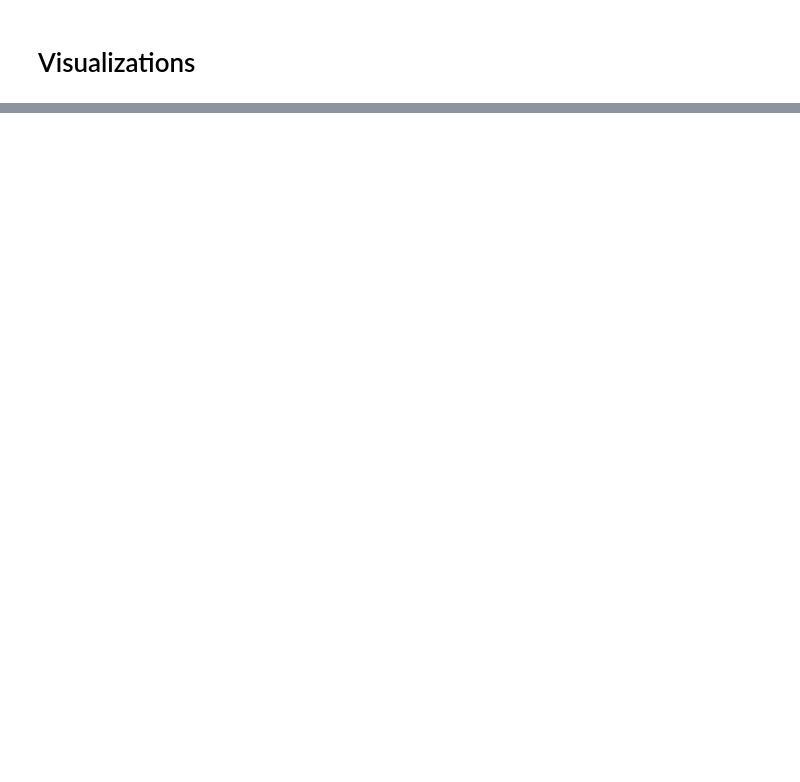
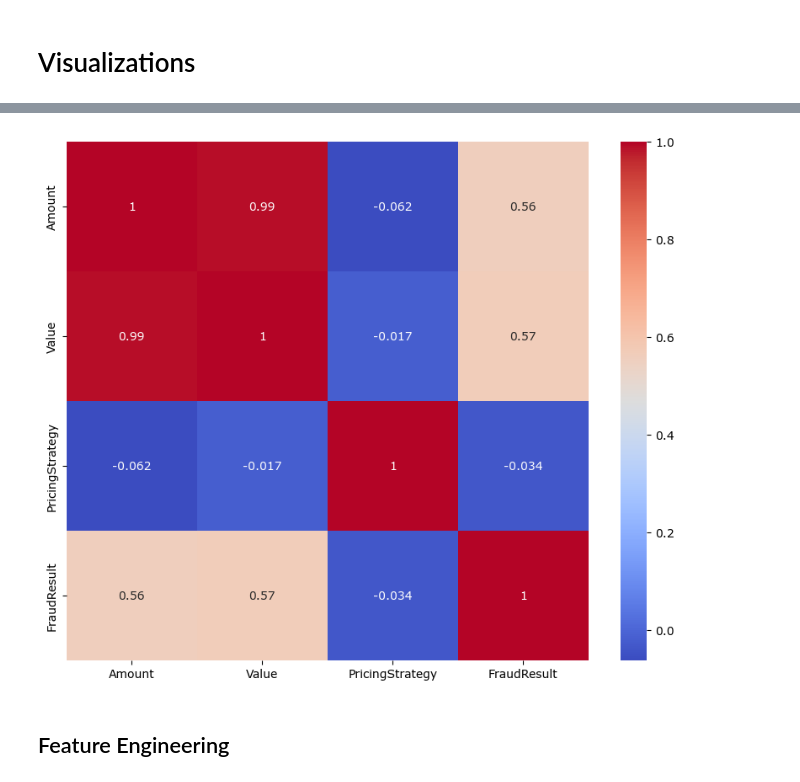
Before and after one commit to doffn/week_6_eda, a Jupyter notebook: notebooks/main.ipynb, the cells around one changed output, grey strips where cells are left out. Drawn from its saved outputs; the diff is of its cells as text; code cells hidden in the pictures; blank space fills up the shorter version.

```diff
--- a/notebooks/main.ipynb
+++ b/notebooks/main.ipynb
@@ -71,0 +83,16 @@ plt.show()
+# %%
+# Distribution of numerical features
+numerical_cols = ['Amount', 'Value', 'PricingStrategy']
+fig, axes = plt.subplots(nrows=1, ncols=3, figsize=(20, 5))
+for i, col in enumerate(numerical_cols):
+    sns.histplot(df[col], ax=axes[i])
+plt.tight_layout()
+plt.show()
+
+# Distribution of categorical features
+categorical_cols = ['CurrencyCode', 'CountryCode', 'ProviderId', 'ProductId', 'ProductCategory', 'ChannelId']
+for col in categorical_cols:
+    plt.figure(figsize=(10, 5))
+    df[col].value_counts().plot(kind='bar')
+    plt.title(f'Distribution of {col}')
+    plt.show()
@@ -71,0 +107,9 @@ plt.show()
+# %%
+# Correlation heatmap for numerical features
+plt.figure(figsize=(10, 8))
+sns.heatmap(df[numerical_cols + ['FraudResult']].corr(), annot=True, cmap='coolwarm')
+plt.show()
+# %% [output]
+[figure, added]
+# %% [markdown]
+## Feature Engineering
```
Also changed, not shown: parts of 10 cells of this notebook.
